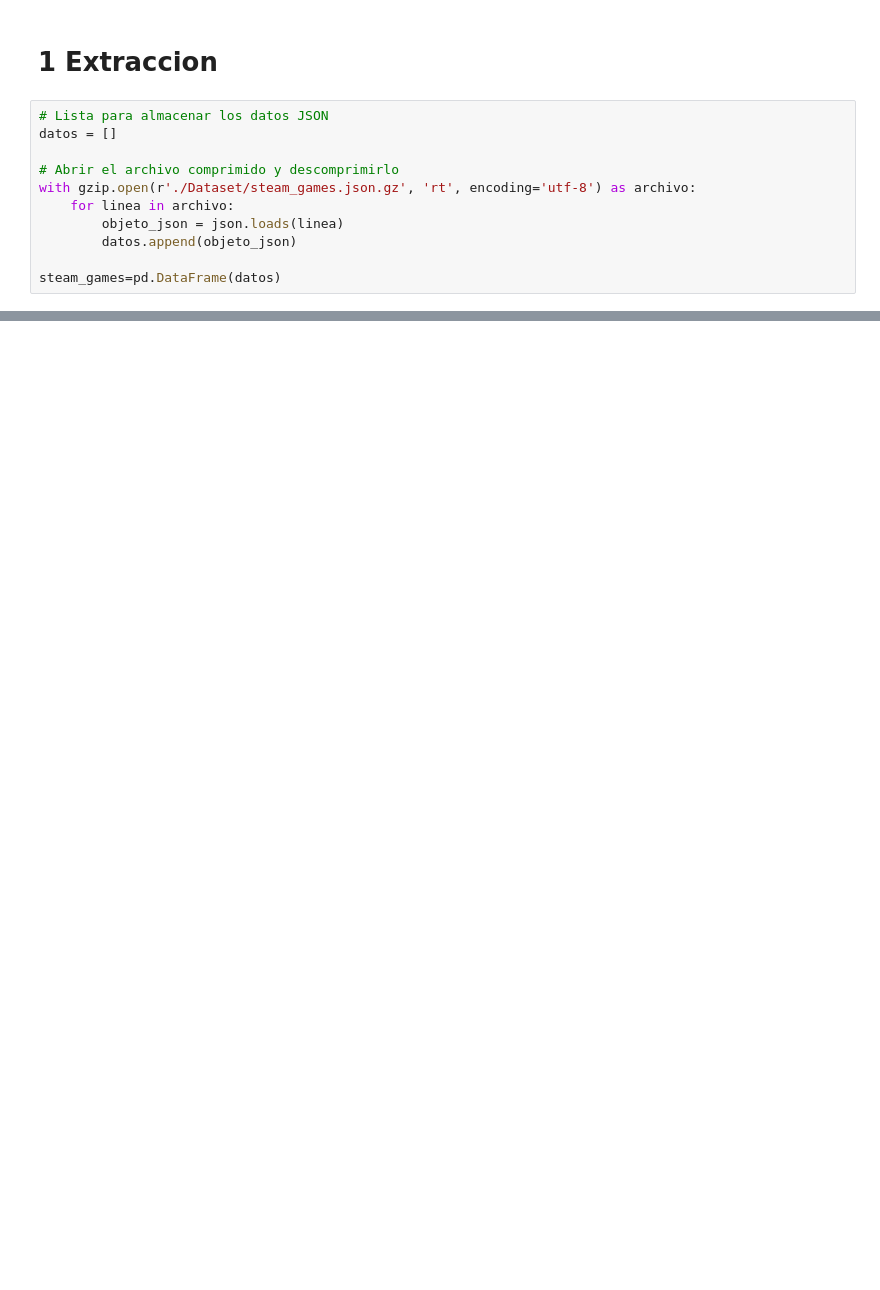
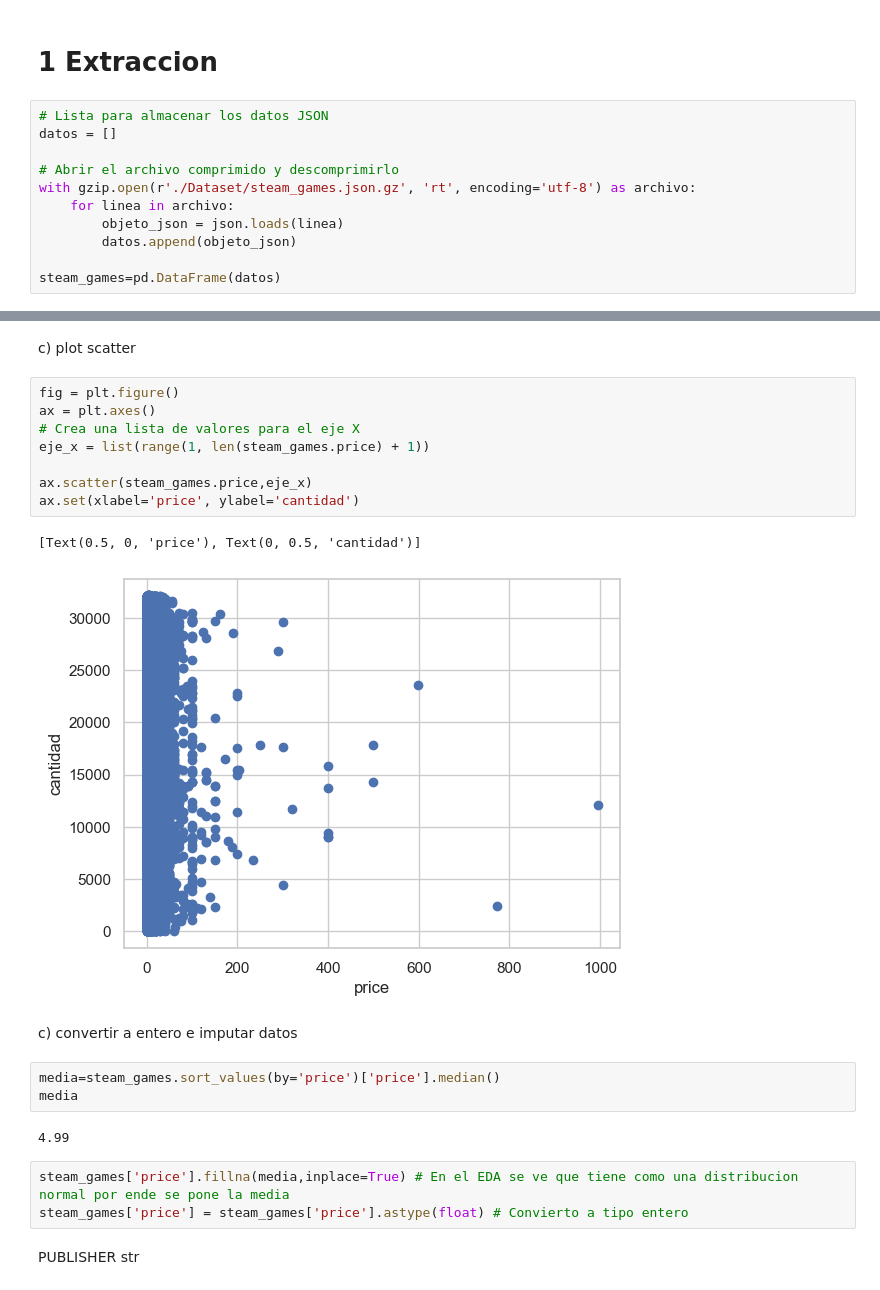
Before and after one commit to rodcordova/data_16_recomendacion, a Jupyter notebook: games_eda_etl.ipynb, the cells around one changed output, grey strips where cells are left out. Cells and saved outputs as stored; diff of their text form; blank space fills up the shorter version.

```diff
--- a/games_eda_etl.ipynb
+++ b/games_eda_etl.ipynb
@@ -32,0 +165,25 @@ steam_games.tail()
+# %% [markdown]
+c) plot scatter
+# %%
+fig = plt.figure()
+ax = plt.axes()
+# Crea una lista de valores para el eje X
+eje_x = list(range(1, len(steam_games.price) + 1))
+
+ax.scatter(steam_games.price,eje_x)
+ax.set(xlabel='price', ylabel='cantidad')
+# %% [output]
+[Text(0.5, 0, 'price'), Text(0, 0.5, 'cantidad')]
+[figure, added]
+# %% [markdown]
+c) convertir a entero e imputar datos
+# %%
+media=steam_games.sort_values(by='price')['price'].median()
+media
+# %% [output]
+4.99
+# %%
+steam_games['price'].fillna(media,inplace=True) # En el EDA se ve que tiene como una distribucion normal por ende se pone la media
+steam_games['price'] = steam_games['price'].astype(float) # Convierto a tipo entero
+# %% [markdown]
+PUBLISHER str
```
Also changed, not shown: parts of 42 cells of this notebook, 3 other files.
